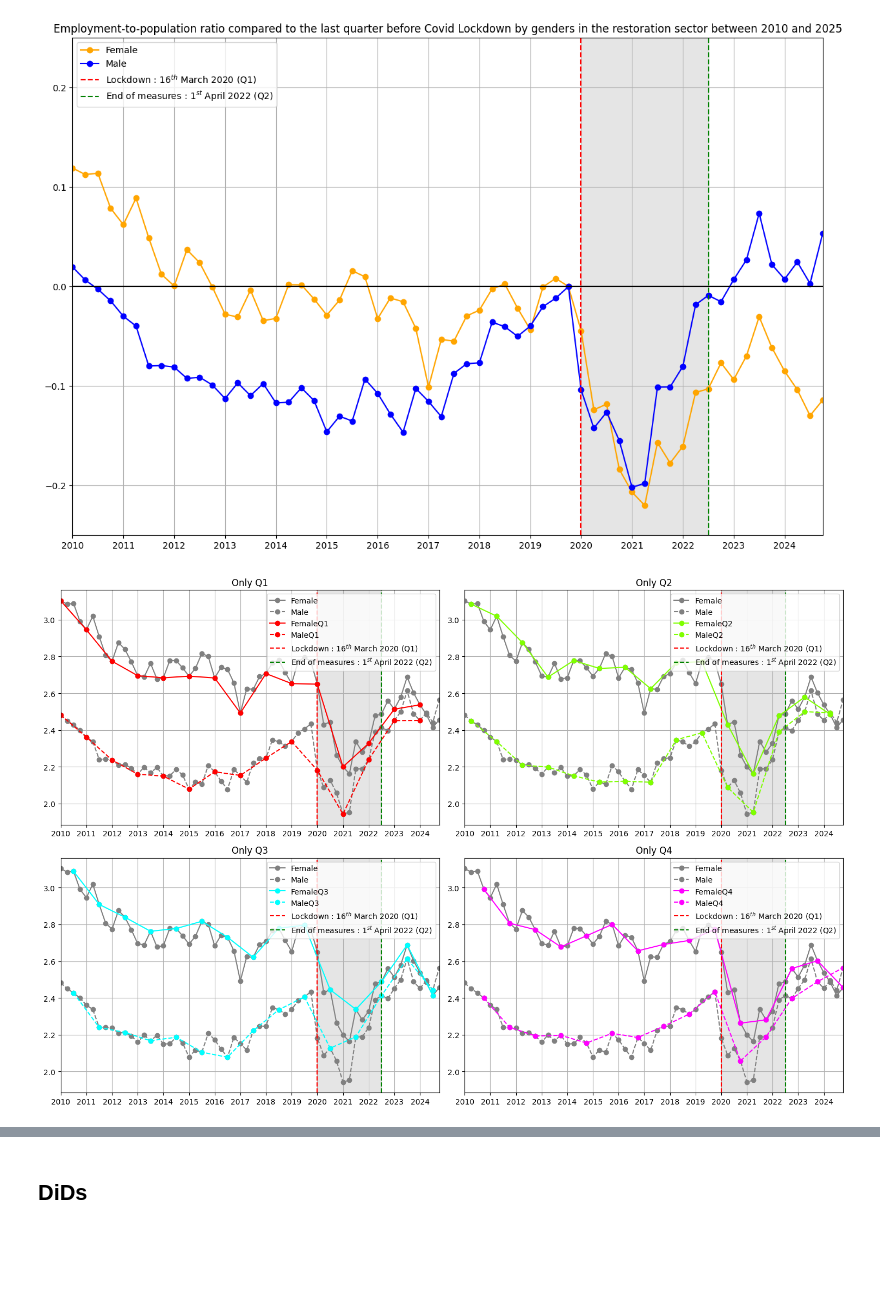
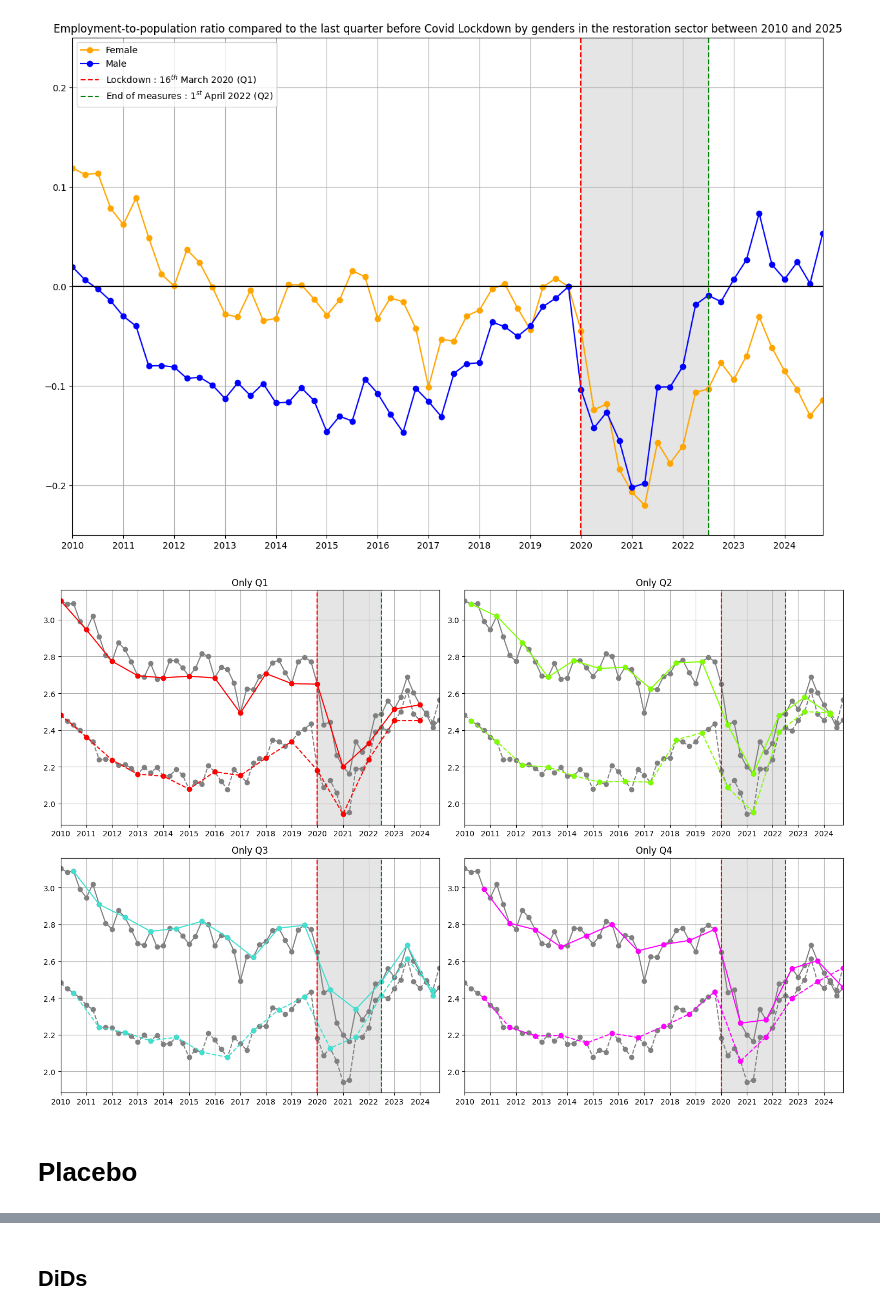
Before and after one commit to Ildsjel-EPFL/MGT-499, a Jupyter notebook: DiD.ipynb, the cells around one changed output, grey strips where cells are left out. Drawn from its saved outputs; the diff is of its cells as text; code cells hidden in the pictures; blank space fills up the shorter version.

Commit message:
Placebo

```diff
--- a/DiD.ipynb
+++ b/DiD.ipynb
@@ -169,34 +169,36 @@ pt_m_2 = df.loc[(df["Female"]==0)&(df["Quarter"]==2), "Employment-to-population
 pt_m_3 = df.loc[(df["Female"]==0)&(df["Quarter"]==3), "Employment-to-population Ratio [%]"]
 pt_m_4 = df.loc[(df["Female"]==0)&(df["Quarter"]==4), "Employment-to-population Ratio [%]"]
 
-colors = [["red", "chartreuse"], ["cyan", "fuchsia"]]
+colors = [["red", "chartreuse"], ["turquoise", "fuchsia"]]
 time_pt = [[time_pt1, time_pt2], [time_pt3, time_pt4]]
 pt = [[[pt_f_1, pt_m_1], [pt_f_2, pt_m_2]], [[pt_f_3, pt_m_3], [pt_f_4, pt_m_4]]]
 labels = [[["FemaleQ1", "MaleQ1"], ["FemaleQ2", "MaleQ2"]], [["FemaleQ3", "MaleQ3"], ["FemaleQ4", "MaleQ4"]]]
 titles = [["Q1", "Q2"], ["Q3", "Q4"]]
 
 fig, ax = plt.subplots(2, 2, figsize=(15, 10))
 ax.ravel()
 for i in range(2):
     for j in range(2):
         ax[i, j].plot(time, df.loc[df["Female"]==1, "Employment-to-population Ratio [%]"], c="grey", marker="o", label="Female")
         ax[i, j].plot(time, df.loc[df["Female"]==0, "Employment-to-population Ratio [%]"], c="grey", ls="--", marker="o", label="Male")
 
         ax[i, j].plot(time_pt[i][j], pt[i][j][0], label=labels[i][j][0], c=colors[i][j], ls="-", marker="o")
         ax[i, j].plot(time_pt[i][j], pt[i][j][1], label=labels[i][j][1], c=colors[i][j], ls="--", marker="o")
 
 
         ax[i, j].axvline(40, c="r", ls="--", label="Lockdown : $16^{th}$ March 2020 (Q1)")
         ax[i, j].axvline(50, c="green", ls="--", label="End of measures : $1^{st}$ April 2022 (Q2)")
         ax[i, j].axvspan(40, 50, color="grey", alpha=0.2)
         ax[i, j].set_xlim(0, 59)
         ax[i, j].set_xticks([i for i in time if i%4==0], labels=[f"20{10+i}" for i in range(15) for j in range(4) if j==0])
-        ax[i, j].legend()
+        # ax[i, j].legend()
         ax[i, j].grid()
         ax[i, j].set_title(f"Only {titles[i][j]}")
 
 plt.tight_layout()
 # fig.suptitle("Evolution of the Employment-to-population ratio by genders in the restoration sector between 2010 and 2025")
 plt.show()
 # %% [output]
-[figure, old version]
+[figure, new version]
+# %% [markdown]
+# Placebo
```
Also changed, not shown: parts of 5 cells of this notebook, 1 other file.
